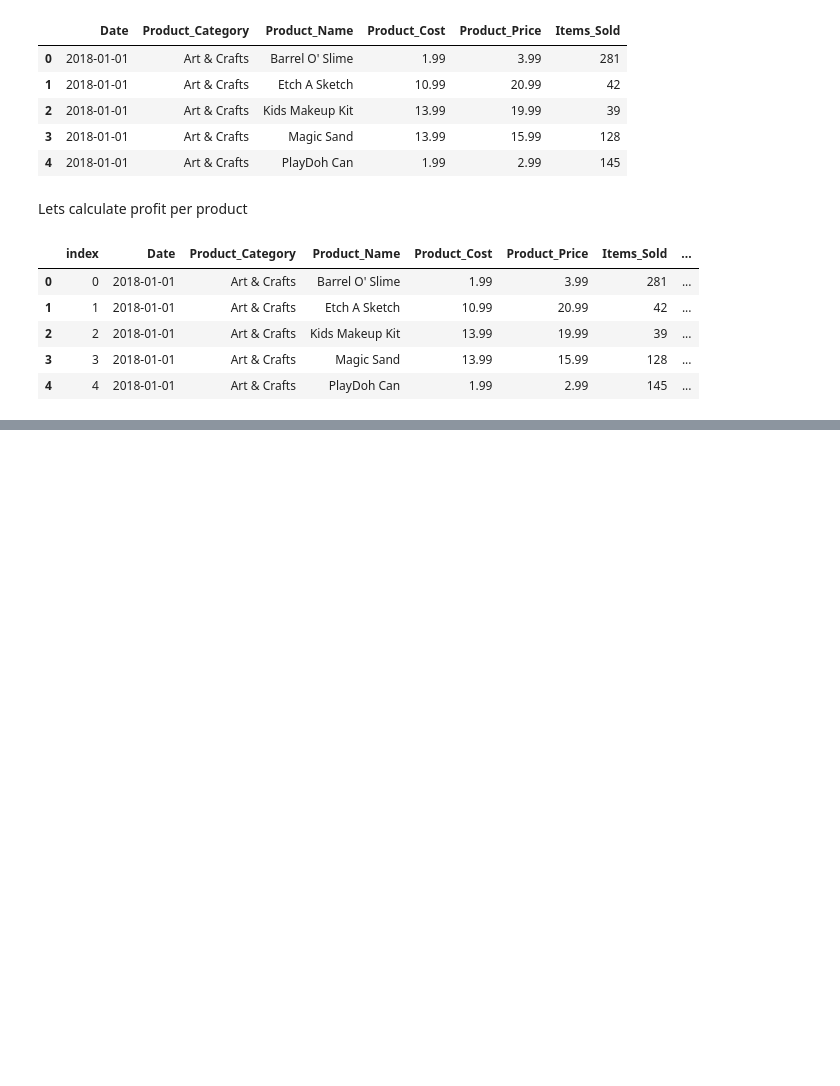
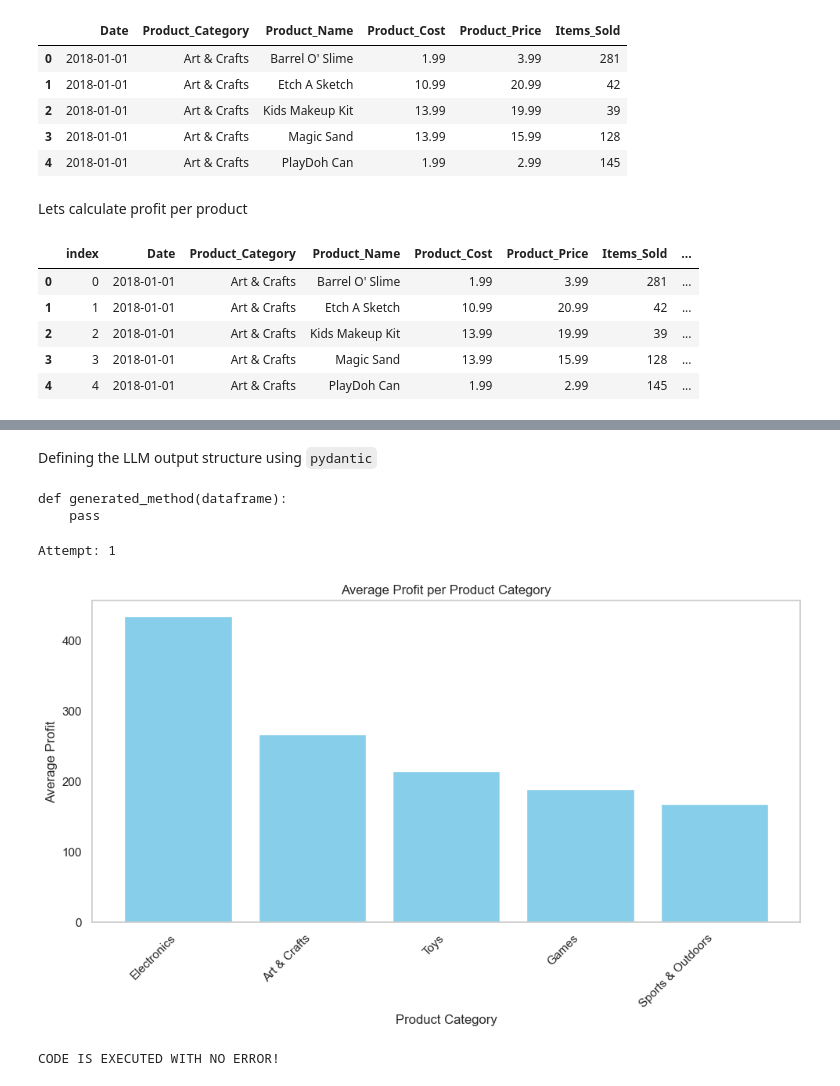
Before and after one commit to ahmadvh/Generative-AI-for-Interactive-Data-Visualization, a Jupyter notebook: The_Notebook.ipynb, the cells around one changed output, grey strips where cells are left out. Saved outputs shown, nothing was run; the diff lists cells and outputs as text; code cells hidden in the pictures; blank space fills up the shorter version.

```diff
--- a/The_Notebook.ipynb
+++ b/The_Notebook.ipynb
@@ -195,0 +69,35 @@ Passing `palette` without assigning `hue` is deprecated and will be removed in v
+# %%
+# set up the model
+model = ChatOpenAI(temperature=0, model="gpt-4o")
+# %% [markdown]
+Defining the LLM output structure using `pydantic`
+# %%
+class Code(BaseModel):
+    """LLM Code output"""
+    context: str = Field(description="Description of the generated code. and the input dataframe structure (column Names).")
+    imports: str = Field(description="Code block import statements")
+    code: str = Field(description="Code block not including import statements")
+# %%
+base_code = Code(
+                context = """
+                        We have a product sales dataset. Heres a description of the columns in this dataframe:
+                        Date: The date on which the sales data for the products was recorded, formatted as YYYY-MM-DD.
+                        Product_Category: The category to which the product belongs. This could include various categories like "Art & Crafts" or others.
+                        Product_Name: The name of the product sold. Each row corresponds to a specific product such as "Barrel O' Slime" or "Etch A Sketch."
+                        Product_Cost: The cost to produce or acquire the product. This is the amount spent on each unit of the product.
+                        Product_Price: The selling price of the product. This is the price at which the product is sold to customers.
+                        Items_Sold: The quantity of the product sold on the specified date.
+                        Product_Profit: The total profit generated from the sales of the product. This value is the difference between the selling price and the product cost, multiplied by the number of items sold. It represents the gross profit from that product's sales.
+                        Act like a data scientist and data visualization engineer. write a Python method called `generated_method` based on matplotlib to create a visualization based on user input.
+                        The method should take a dataframe as input.
+                """,
+                imports="",
+                code = """
+                        def generated_method(dataframe):\n    pass
+                """.strip(),
+                 )
+
+print(base_code.code)
+# %% [output]
+def generated_method(dataframe):
+    pass
@@ -195,0 +173,7 @@ Passing `palette` without assigning `hue` is deprecated and will be removed in v
+# %%
+user_prompt = "remove the grid lines"
+create_visualization(product_sales_data, user_prompt = user_prompt)
+# %% [output]
+Attempt: 1
+[figure, added]
+CODE IS EXECUTED WITH NO ERROR!
```
Also changed, not shown: parts of 11 cells of this notebook, 1 other file.
